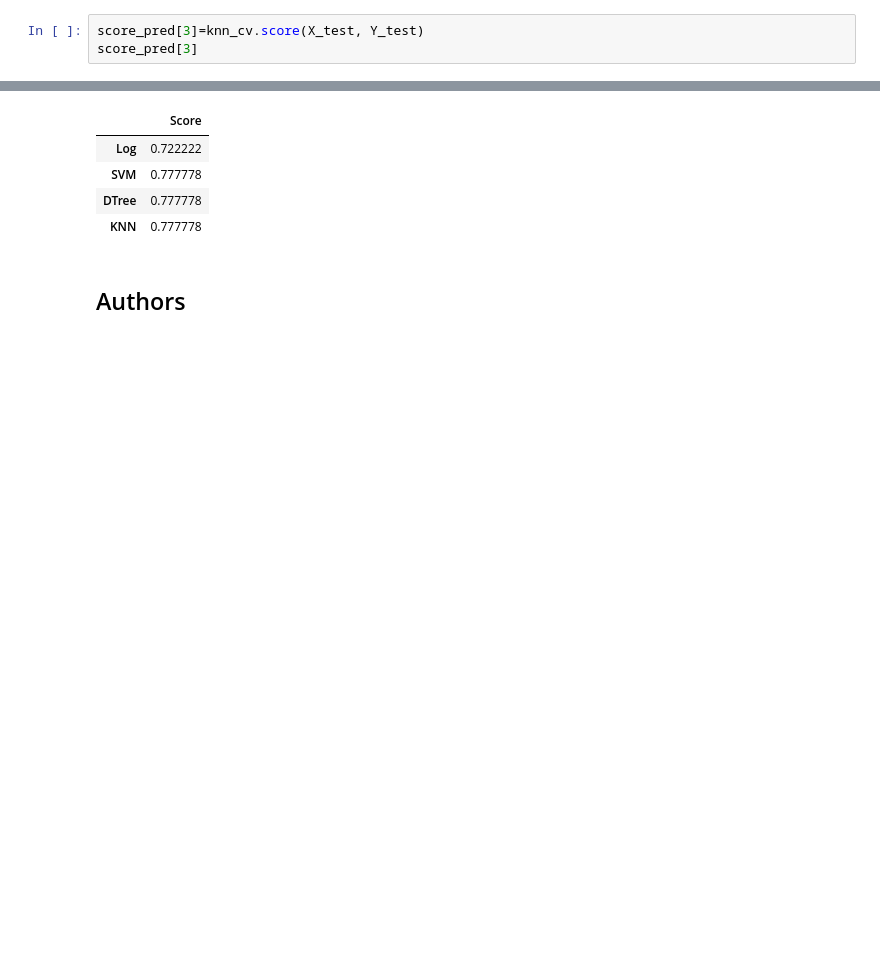
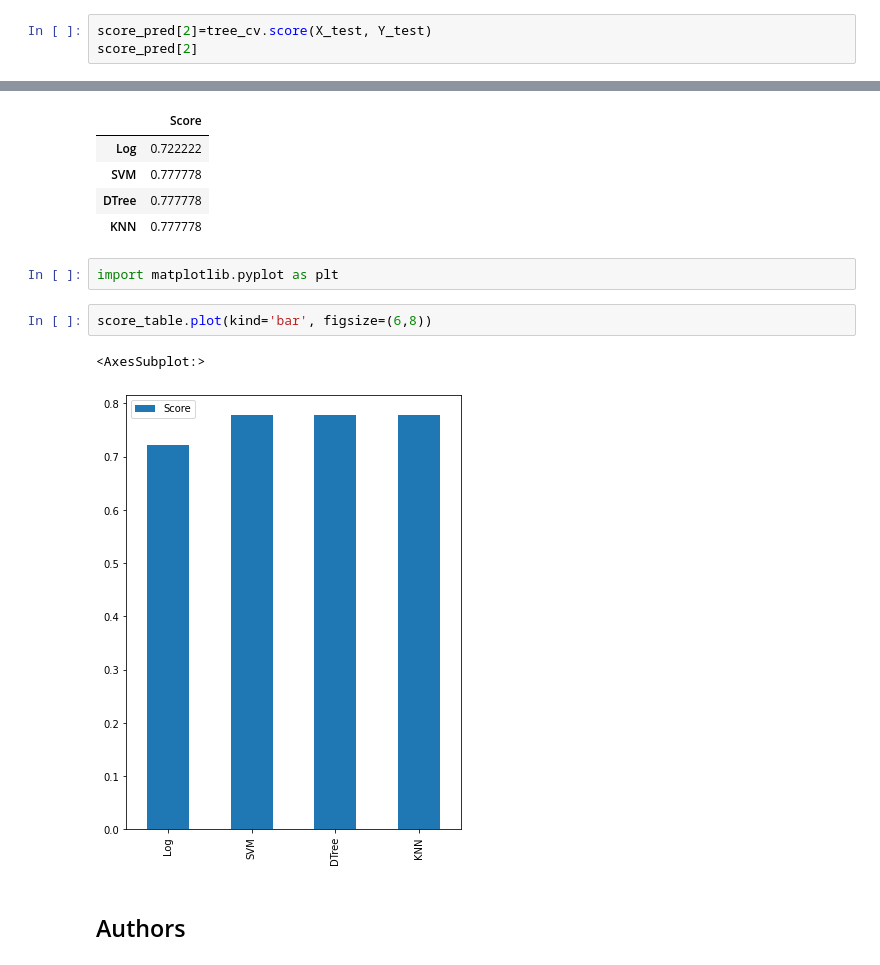
Before and after one commit to bolatah/applied-data-science-capstone, a Jupyter notebook: machine_learning_prediction.ipynb, the cells around one changed output, grey strips where cells are left out. Saved outputs shown, nothing was run; the diff lists cells and outputs as text; blank space fills up the shorter version.

```diff
--- a/machine_learning_prediction.ipynb
+++ b/machine_learning_prediction.ipynb
@@ -291,6 +291,6 @@ Calculate the accuracy of tree_cv on the test data using the method <code>score<
 # %%
-score_pred[3]=knn_cv.score(X_test, Y_test)
-score_pred[3]
+score_pred[2]=tree_cv.score(X_test, Y_test)
+score_pred[2]
 # %% [output]
 0.7777777777777778
 # %% [markdown]
@@ -313,6 +325,13 @@ score_table
 | SVM | 0.777778 |
 | DTree | 0.777778 |
 | KNN | 0.777778 |
+# %%
+import matplotlib.pyplot as plt
+# %%
+score_table.plot(kind='bar', figsize=(6,8))
+# %% [output]
+<AxesSubplot:>
+[figure, added]
 # %% [markdown]
 ## Authors
 # %% [markdown]
```
Also changed, not shown: parts of 6 cells of this notebook.
